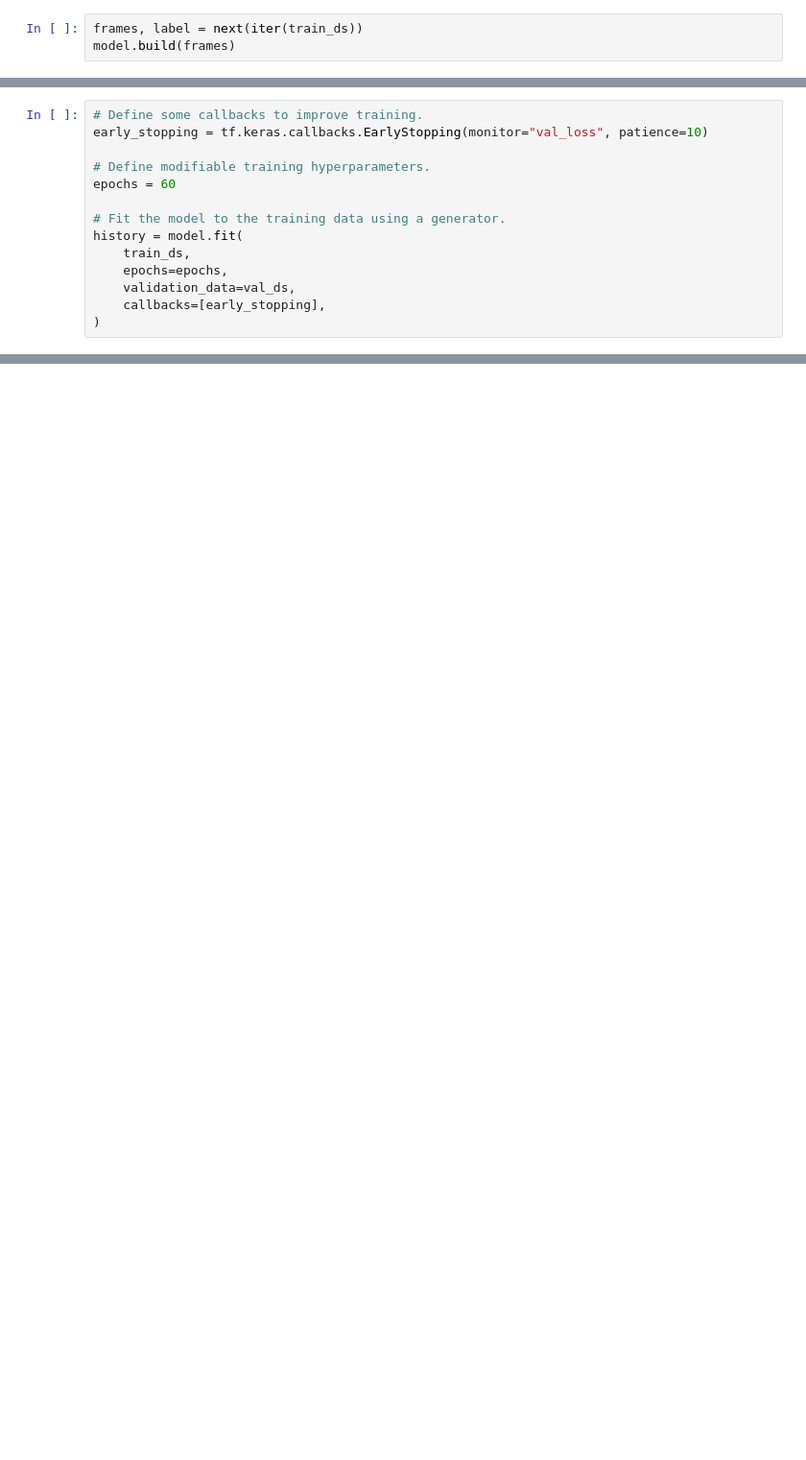
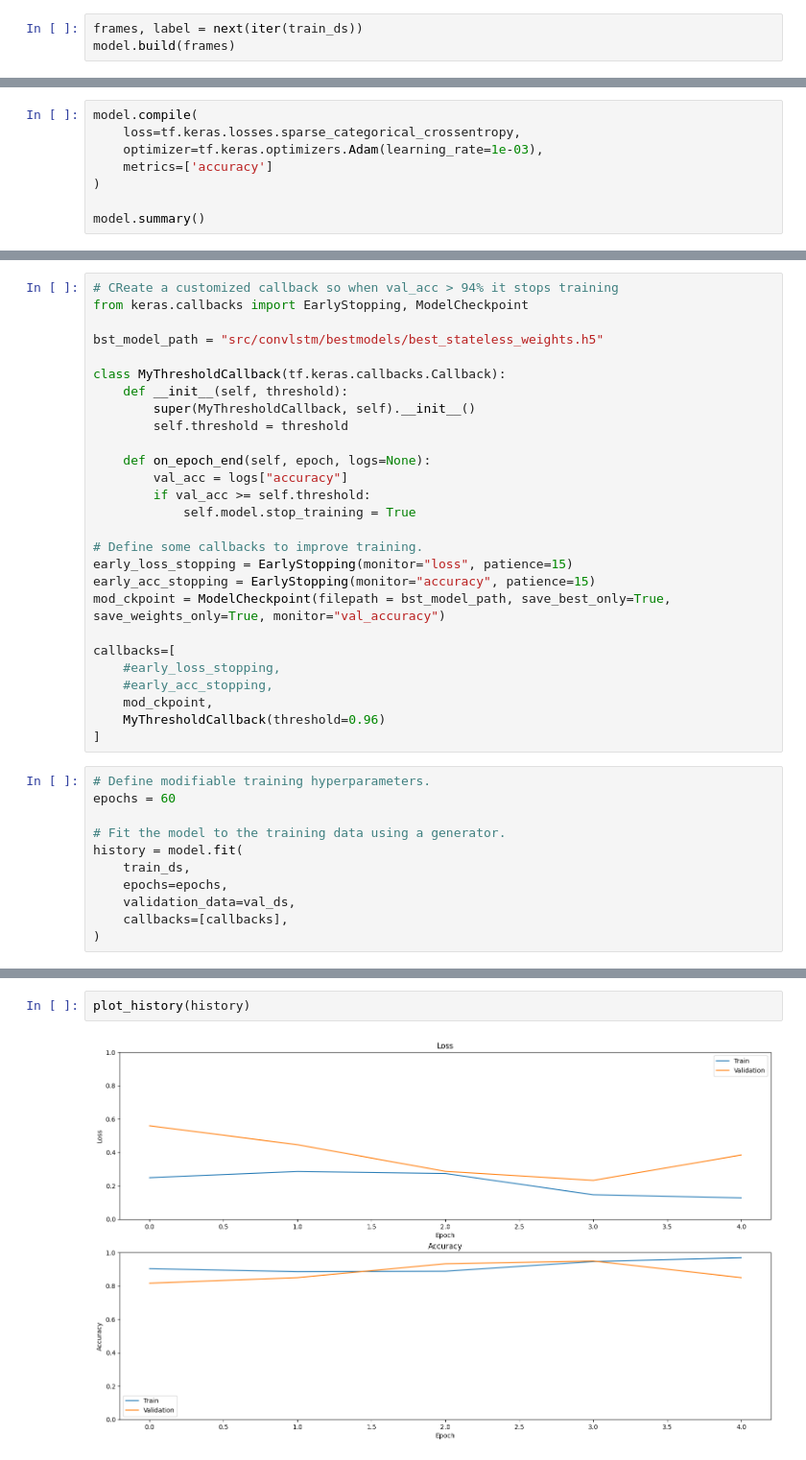
Before and after one commit to Javimh18/TFM_DSBD, a Jupyter notebook: src/convlstm/model_stateless.ipynb, the cells around one changed output, grey strips where cells are left out. Shown: that part at 96% size. Saved outputs shown, nothing was run; the diff lists cells and outputs as text; blank space fills up the shorter version.

Commit message:
Stateless convnets do work, 3D CNNs not so much

```diff
--- a/src/convlstm/model_stateless.ipynb
+++ b/src/convlstm/model_stateless.ipynb
@@ -192,0 +185,8 @@ tf.keras.utils.plot_model(model, expand_nested=True, dpi=60, show_shapes=True)
+# %%
+model.compile(
+    loss=tf.keras.losses.sparse_categorical_crossentropy,
+    optimizer=tf.keras.optimizers.Adam(learning_rate=1e-03),
+    metrics=['accuracy']
+)
+
+model.summary()
@@ -193,7 +211,31 @@ tf.keras.utils.plot_model(model, expand_nested=True, dpi=60, show_shapes=True)
+# %%
+# CReate a customized callback so when val_acc > 94% it stops training
+from keras.callbacks import EarlyStopping, ModelCheckpoint
+
+bst_model_path = "src/convlstm/bestmodels/best_stateless_weights.h5"
+
+class MyThresholdCallback(tf.keras.callbacks.Callback):
+    def __init__(self, threshold):
+        super(MyThresholdCallback, self).__init__()
+        self.threshold = threshold
+
+    def on_epoch_end(self, epoch, logs=None):
+        val_acc = logs["accuracy"]
+        if val_acc >= self.threshold:
+            self.model.stop_training = True
+
+# Define some callbacks to improve training.
+early_loss_stopping = EarlyStopping(monitor="loss", patience=15)
+early_acc_stopping = EarlyStopping(monitor="accuracy", patience=15)
+mod_ckpoint = ModelCheckpoint(filepath = bst_model_path, save_best_only=True, save_weights_only=True, monitor="val_accuracy")
+
+callbacks=[
+    #early_loss_stopping,
+    #early_acc_stopping,
+    mod_ckpoint,
+    MyThresholdCallback(threshold=0.96)
+]
 # %%
-# Define some callbacks to improve training.
-early_stopping = tf.keras.callbacks.EarlyStopping(monitor="val_loss", patience=10)
-
 # Define modifiable training hyperparameters.
 epochs = 60
 
@@ -202,7 +244,7 @@ history = model.fit(
     train_ds,
     epochs=epochs,
     validation_data=val_ds,
-    callbacks=[early_stopping],
+    callbacks=[callbacks],
 )
 # %% [output]
 Epoch 1/60
@@ -229,0 +269,4 @@ print("test loss, test acc:", results)
+# %%
+plot_history(history)
+# %% [output]
+[figure, added]
```
Also changed, not shown: parts of 14 cells of this notebook, 5 other files.
